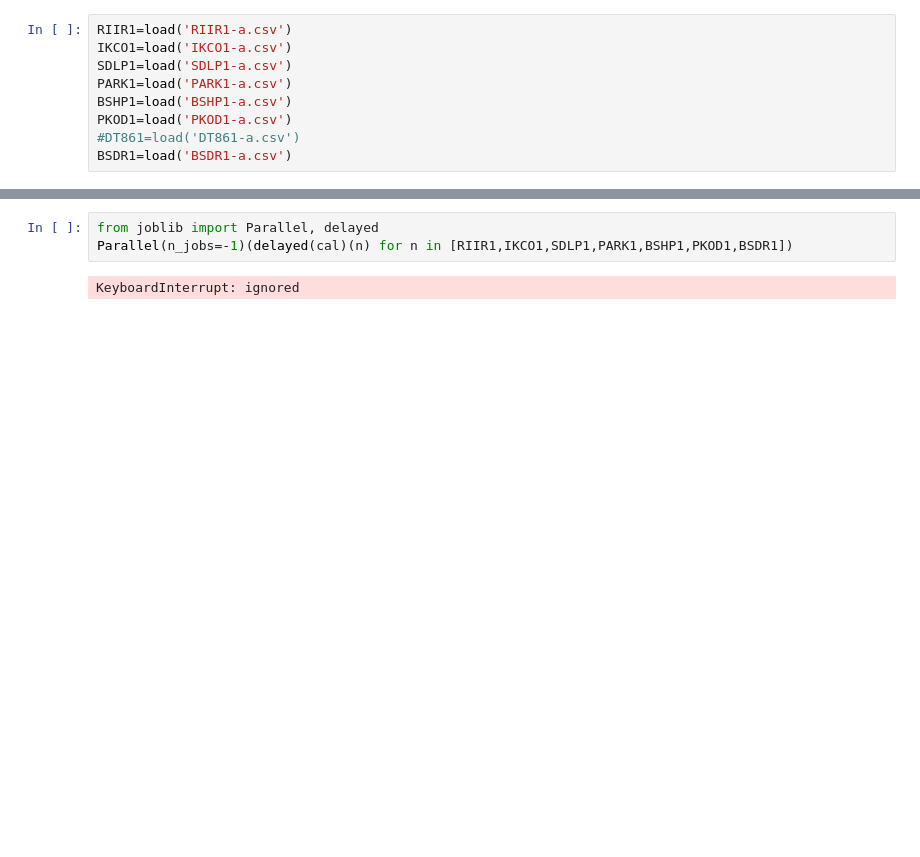
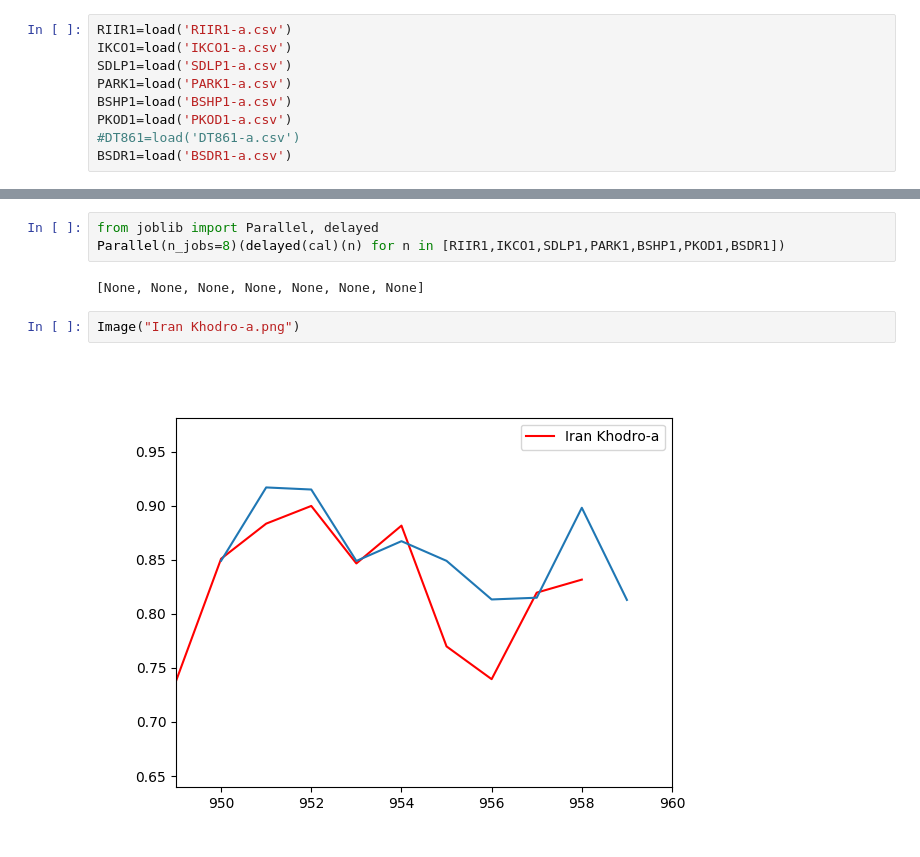
Before and after one commit to Moonak/Stocks, a Jupyter notebook: S.ipynb, the cells around one changed output, grey strips where cells are left out. Drawn from its saved outputs; the diff is of its cells as text; blank space fills up the shorter version.

```diff
--- a/S.ipynb
+++ b/S.ipynb
@@ -225,5 +117,9 @@ _________________________________________________________________
 # %%
 from joblib import Parallel, delayed
-Parallel(n_jobs=-1)(delayed(cal)(n) for n in [RIIR1,IKCO1,SDLP1,PARK1,BSHP1,PKOD1,BSDR1])
+Parallel(n_jobs=8)(delayed(cal)(n) for n in [RIIR1,IKCO1,SDLP1,PARK1,BSHP1,PKOD1,BSDR1])
 # %% [output]
-KeyboardInterrupt: ignored
+[None, None, None, None, None, None, None]
+# %%
+Image("Iran Khodro-a.png")
+# %% [output]
+[figure, added]
```
Also changed, not shown: parts of 14 cells of this notebook.
